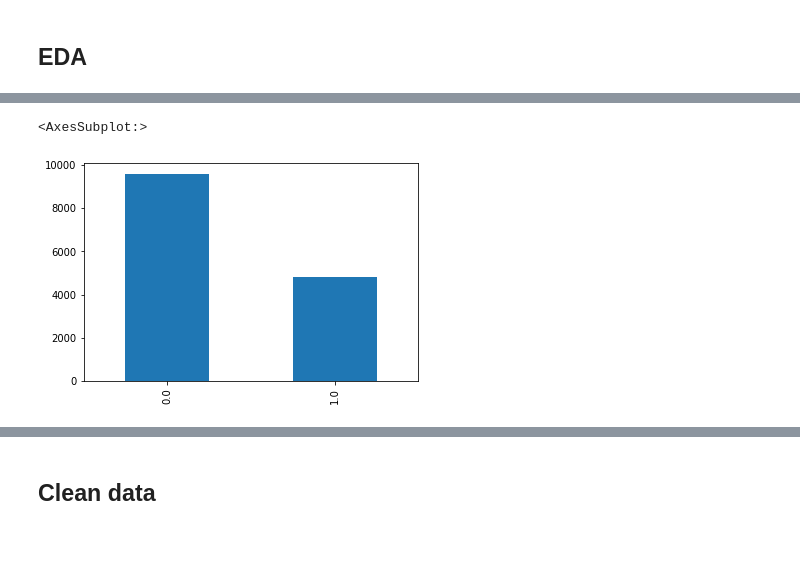
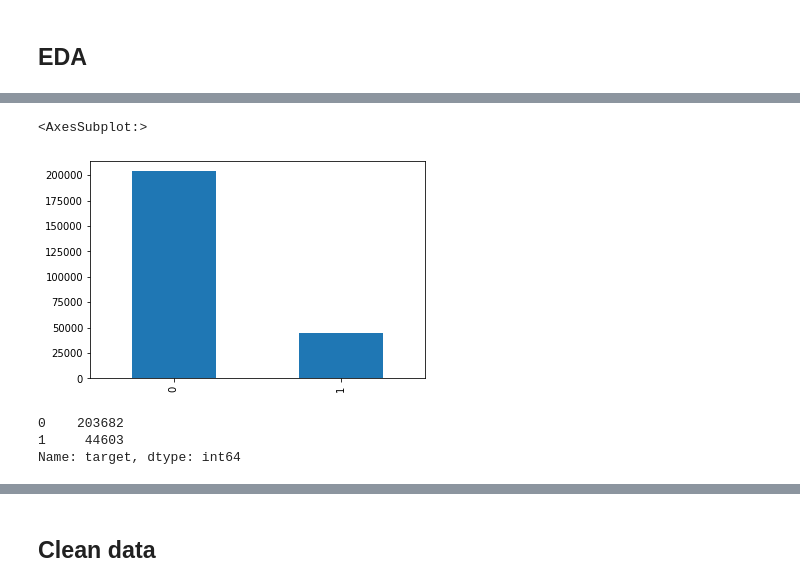
Before and after one commit to zakladniy/toxic_comment_predict, a Jupyter notebook: notebooks/BERT_train.ipynb, the cells around one changed output, grey strips where cells are left out. Cells and saved outputs as stored; diff of their text form; code cells hidden in the pictures; blank space fills up the shorter version.

```diff
--- a/notebooks/BERT_train.ipynb
+++ b/notebooks/BERT_train.ipynb
@@ -63,0 +69,4 @@ data = pd.read_csv(
+# %%
+with open('dataset.txt') as f:
+    data_txt = f.readlines()
+    data_txt = [item.strip() for item in data_txt]
@@ -63,0 +85,18 @@ data = pd.read_csv(
+# %%
+def separate_target_and_value(data_list: list) -> List[dict]:
+    """Separate target and values in dataset and create pandas DataFrame.
+
+    @param data_list: data from txt-file
+    @retunr: separated data
+    """
+    result = []
+    for row in data_list:
+        splitted_row = row.split(" ", 1)
+        d = {}
+        target = splitted_row[0].replace('__label__', '')
+        d['target'] = 0 if target == 'NORMAL' else 1
+        d['text'] = splitted_row[1]
+        result.append(d)
+    return pd.DataFrame(result)
+# %%
+data = separate_target_and_value(data_list=data_txt)
@@ -82,3 +139,5 @@ len(data) - len(data.drop_duplicates())
+# %%
+data = data.drop_duplicates()
 # %%
 data.head()
 # %% [output]
@@ -91,6 +150,12 @@ data.head()
 # %%
-data['toxic'].value_counts().plot(kind='bar')
+data['target'].value_counts().plot(kind='bar')
 # %% [output]
 <AxesSubplot:>
-[figure, old version]
+[figure, new version]
+# %%
+data['target'].value_counts()
+# %% [output]
+0    203682
+1     44603
+Name: target, dtype: int64
 # %%
```
Also changed, not shown: parts of 75 cells of this notebook, 4 other files.
